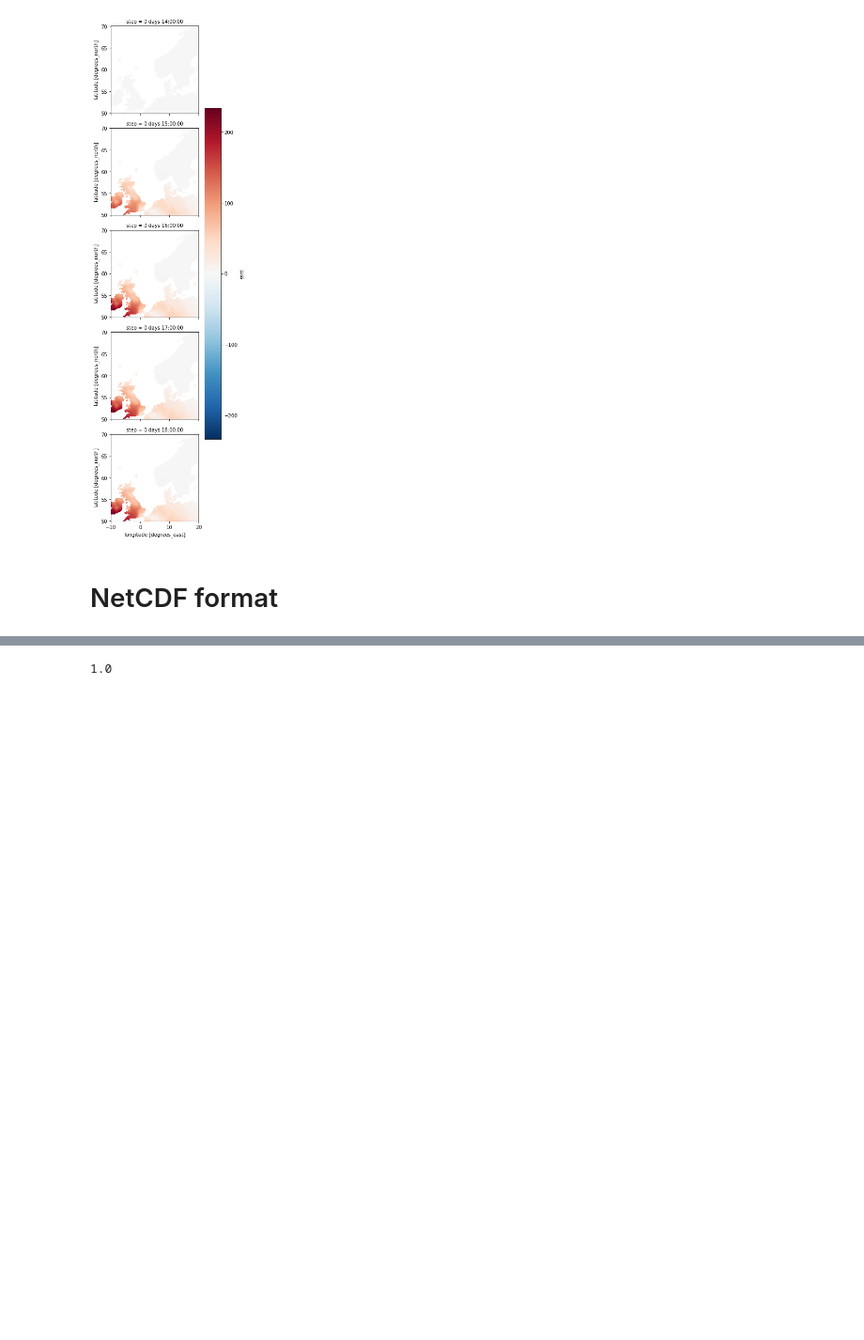
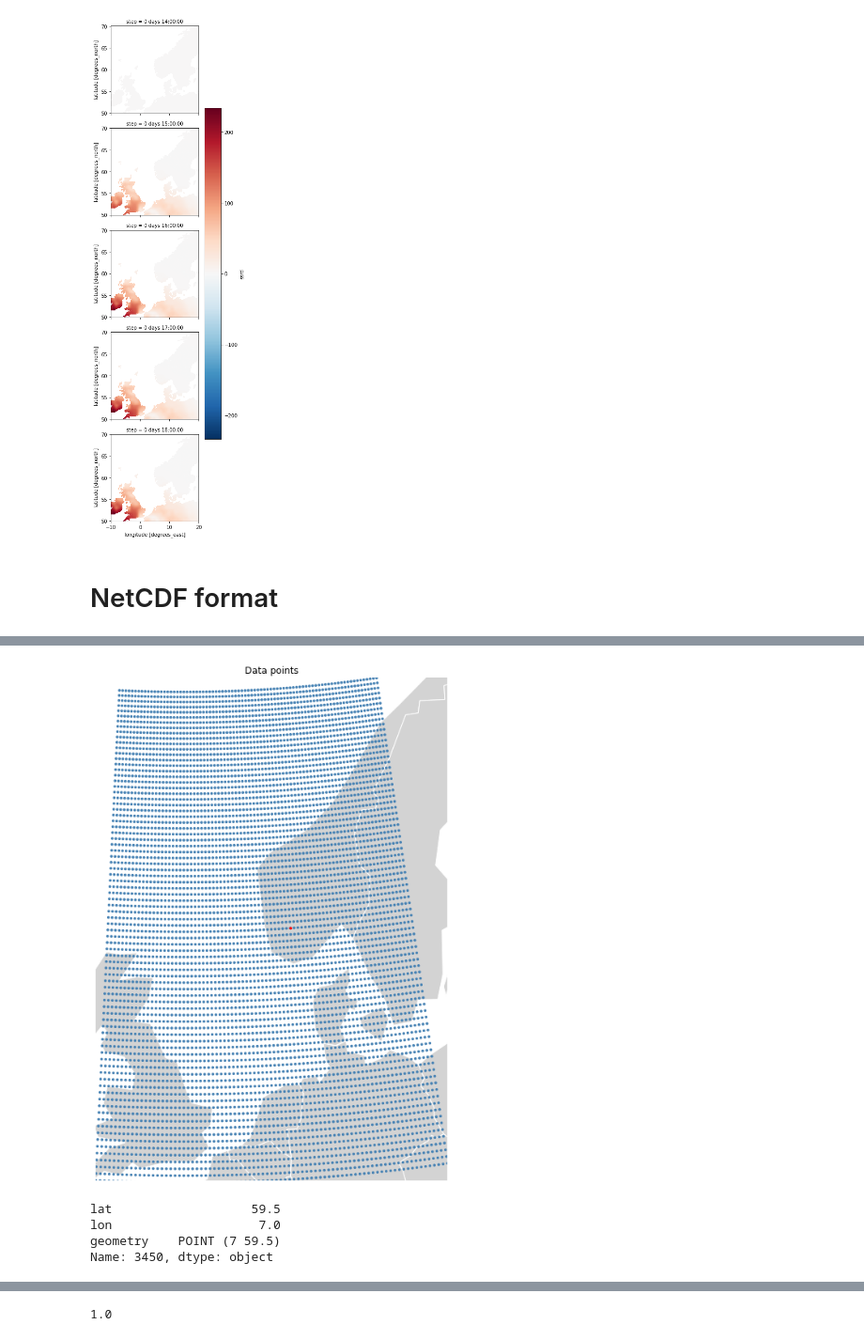
Before and after one commit to sintefenergy/rewemo, a Jupyter notebook: era5/ERA5_analyse.ipynb, the cells around one changed output, grey strips where cells are left out. Shown: that part at 94% size. Drawn from its saved outputs; the diff is of its cells as text; code cells hidden in the pictures; blank space fills up the shorter version.

```diff
--- a/era5/ERA5_analyse.ipynb
+++ b/era5/ERA5_analyse.ipynb
@@ -215,3 +223,22 @@ for t in range(1,jd.shape[0]):
 #df4['lat'] = lats
 #df4['lons'] = lons
 #df4.set_index
+# %%
+latlon = pd.DataFrame(itertools.product(lats, lons),columns=["lat","lon"])
+gdf_select = geopandas.GeoDataFrame(latlon, geometry=[shapely.geometry.Point(x, y) for x, y in zip(latlon.lon, latlon.lat)])
+world = geopandas.read_file(geoplot.datasets.get_path('world'))
+proj = geoplot.crs.AlbersEqualArea()
+extent = gdf_select.total_bounds
+ax = geoplot.polyplot(world, projection=proj, figsize=(12,12),facecolor="lightgray",edgecolor="white")
+geoplot.pointplot(gdf_select,marker='.',ax=ax,projection=proj);
+geoplot.pointplot(gdf_select.loc[[3450]],marker='.',color="red",ax=ax,extent=extent);
+plt.title("Data points");
+# %% [output]
+[figure, added]
+# %%
+latlon.loc[3450]
+# %% [output]
+lat                   59.5
+lon                    7.0
+geometry    POINT (7 59.5)
+Name: 3450, dtype: object
```
Also changed, not shown: parts of 7 cells of this notebook, 2 other files.
